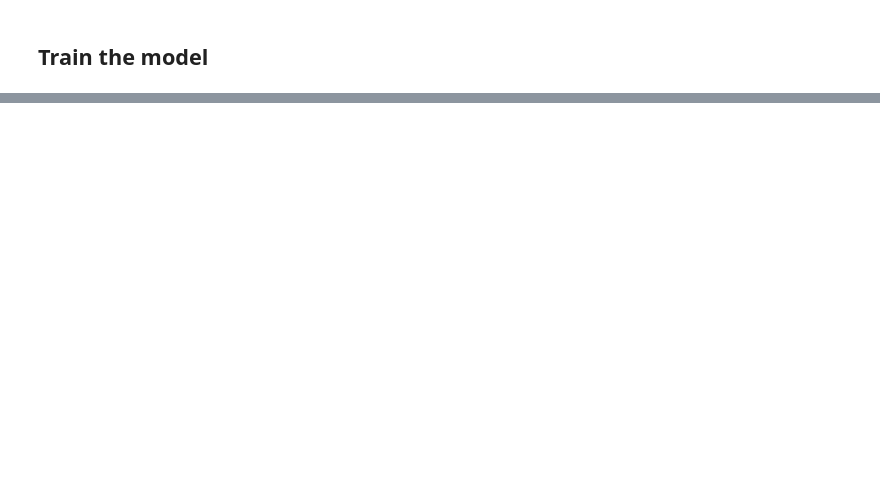
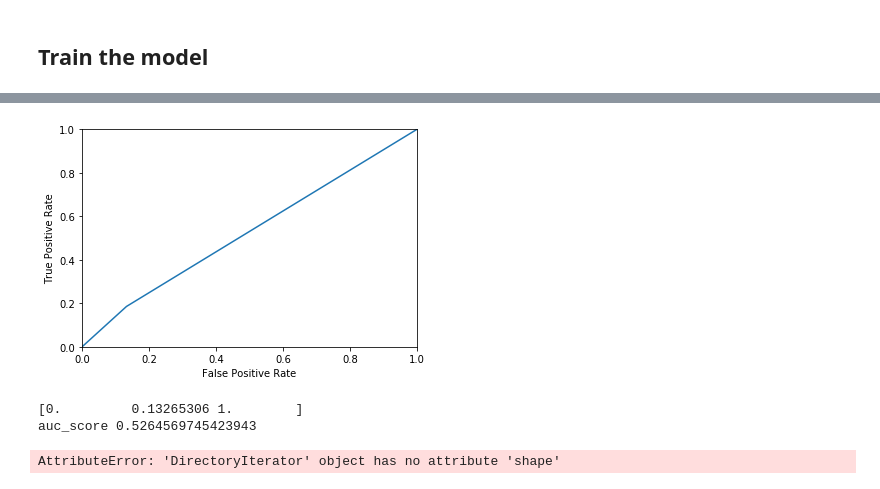
Before and after one commit to verenateufl/CleanCarChecker, a Jupyter notebook: CleanCarChecker/CleanCarChecker.ipynb, the cells around one changed output, grey strips where cells are left out. Cells and saved outputs as stored; diff of their text form; code cells hidden in the pictures; blank space fills up the shorter version.

```diff
--- a/CleanCarChecker/CleanCarChecker.ipynb
+++ b/CleanCarChecker/CleanCarChecker.ipynb
@@ -156,0 +164,13 @@ model.save()
+# %%
+test_dir = "./data_test"
+test_image_generator = tf.keras.preprocessing.image.ImageDataGenerator(
+    rescale=1./255
+)
+
+test_data_gen = test_image_generator.flow_from_directory(batch_size=batch_size,
+                                                           directory=test_dir,
+                                                           shuffle=True,
+                                                           target_size=(IMG_HEIGHT, IMG_WIDTH))
+
+test_loss, test_acc = model.evaluate(test_data_gen)
+print('\nTest accuracy: ', test_acc)
@@ -156,0 +181,11 @@ model.save()
+# %%
+predictions = model.predict_generator(test_data_gen, test_data_gen.samples // batch_size+1)
+pred = np.argmax(predictions, axis=1)
+print('Confusion Matrix')
+confusion = confusion_matrix(test_data_gen.classes, pred)
+#print(confusion_matrix(test_data_gen.classes, pred))
+print(confusion)
+#plt.matshow(confusion, cmap='binary')
+print('Classification Report')
+target_names = ['Cars', 'E-Cars']
+print(classification_report(test_data_gen.classes, pred, target_names=target_names))
@@ -156,0 +205,26 @@ model.save()
+# %%
+fpr , tpr , thresholds = roc_curve ( test_data_gen.classes , pred)
+def plot_roc_curve(fpr,tpr):
+  plt.plot(fpr,tpr)
+  plt.axis([0,1,0,1])
+  plt.xlabel('False Positive Rate')
+  plt.ylabel('True Positive Rate')
+  plt.show()
+  print(fpr)
+plot_roc_curve (fpr,tpr)
+print('auc_score', roc_auc_score(test_data_gen.classes, pred))
+# %% [output]
+[figure, added]
+[0.         0.13265306 1.        ]
+auc_score 0.5264569745423943
+# %%
+for i in np.random.choice(test_data_gen.shape[0], size=10):
+    this_img = test_data_gen[i,:]
+    prediction = model.predict(this_img[np.newaxis,:])
+    max_class = np.argmax(prediction)
+
+    plt.figure()
+    plt.imshow(this_img.reshape((28,28)))
+    plt.title("prediction: %d, actual: %d" %(max_class, y_test))
+# %% [output]
+AttributeError: 'DirectoryIterator' object has no attribute 'shape'
```
Also changed, not shown: parts of 11 cells of this notebook, 1 other file.
